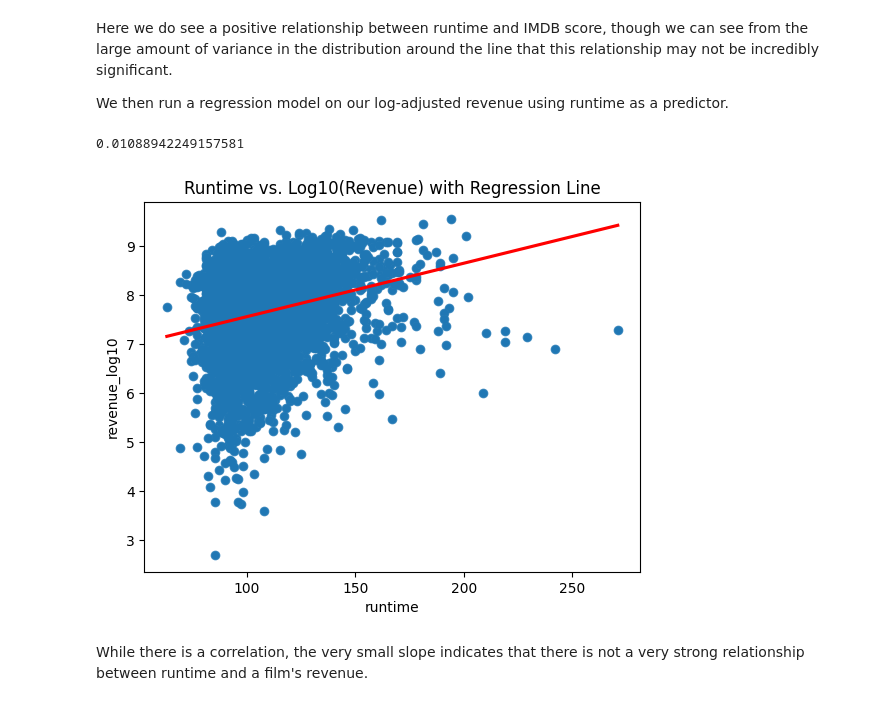
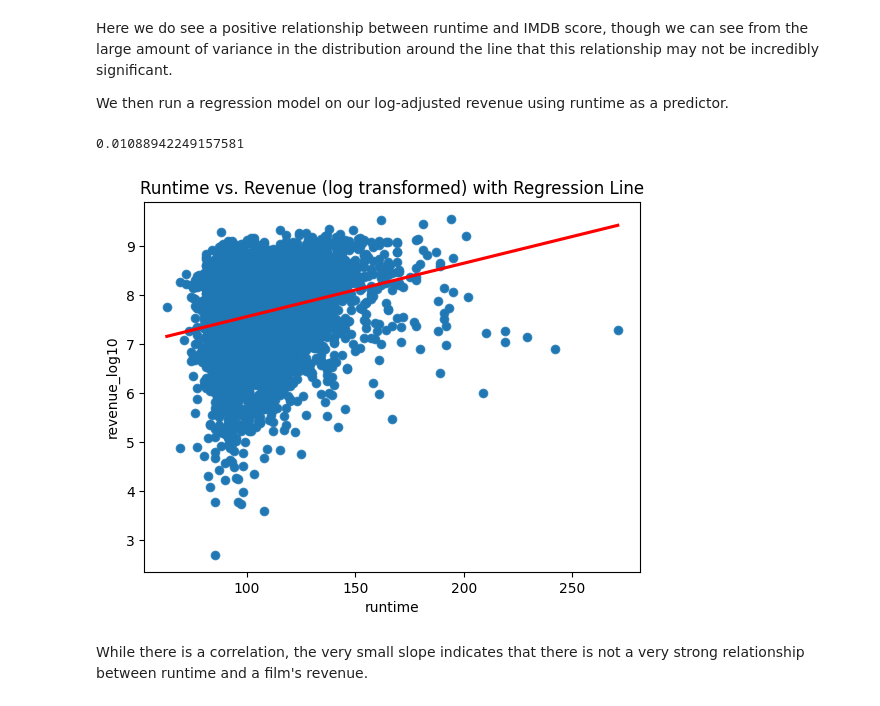
Before and after one commit to COGS108/Group028_WI24, a Jupyter notebook: FinalProject_Group028_WI24.ipynb, the cells around one changed output. Saved outputs shown, nothing was run; the diff lists cells and outputs as text; code cells hidden in the pictures.

```diff
--- a/FinalProject_Group028_WI24.ipynb
+++ b/FinalProject_Group028_WI24.ipynb
@@ -883,14 +883,14 @@ We then run a regression model on our log-adjusted revenue using runtime as a pr
 # %%
 sns.scatterplot(x='runtime', y='revenue_log10', data=combined_df)
 sns.regplot(x='runtime', y='revenue_log10', data=combined_df, ci=None, line_kws={'color': 'red'})
 
 slope, intercept, r_value, p_value, std_err = linregress(combined_df['runtime'], combined_df['revenue_log10'])
 print(slope)
-plt.title('Runtime vs. Log10(Revenue) with Regression Line')
+plt.title('Runtime vs. Revenue (log transformed) with Regression Line')
 plt.show()
 # %% [output]
 0.01088942249157581
-[figure, old version]
+[figure, new version]
 # %% [markdown]
 While there is a correlation, the very small slope indicates that there is not a very strong relationship between runtime and a film's revenue.
 # %% [markdown]
```
Also changed, not shown: parts of 11 cells of this notebook.
